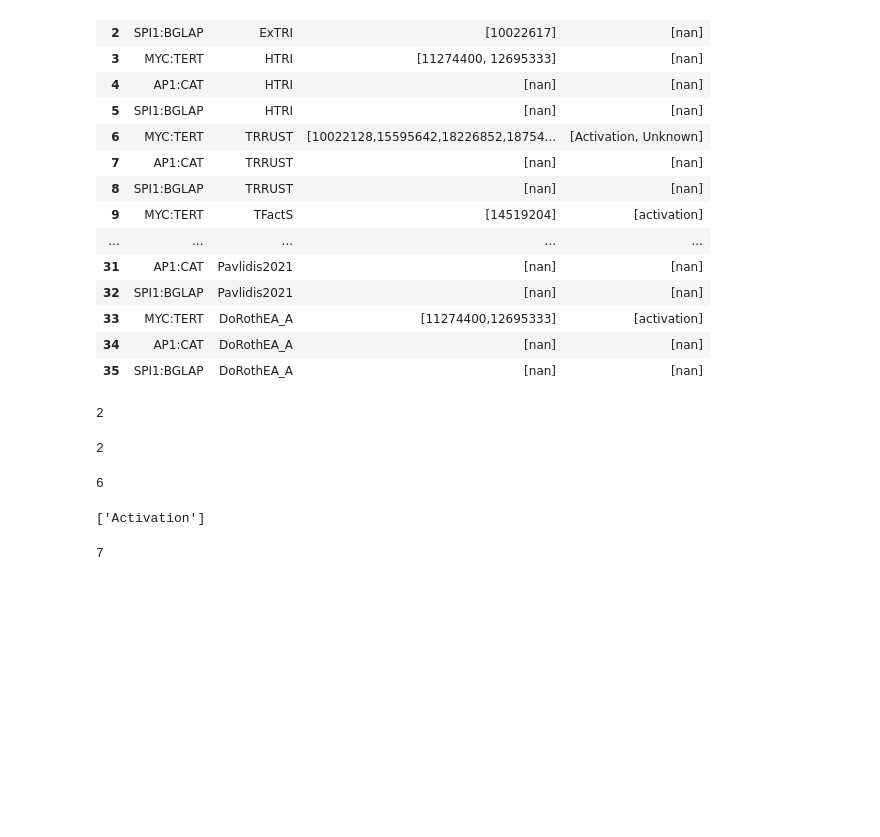
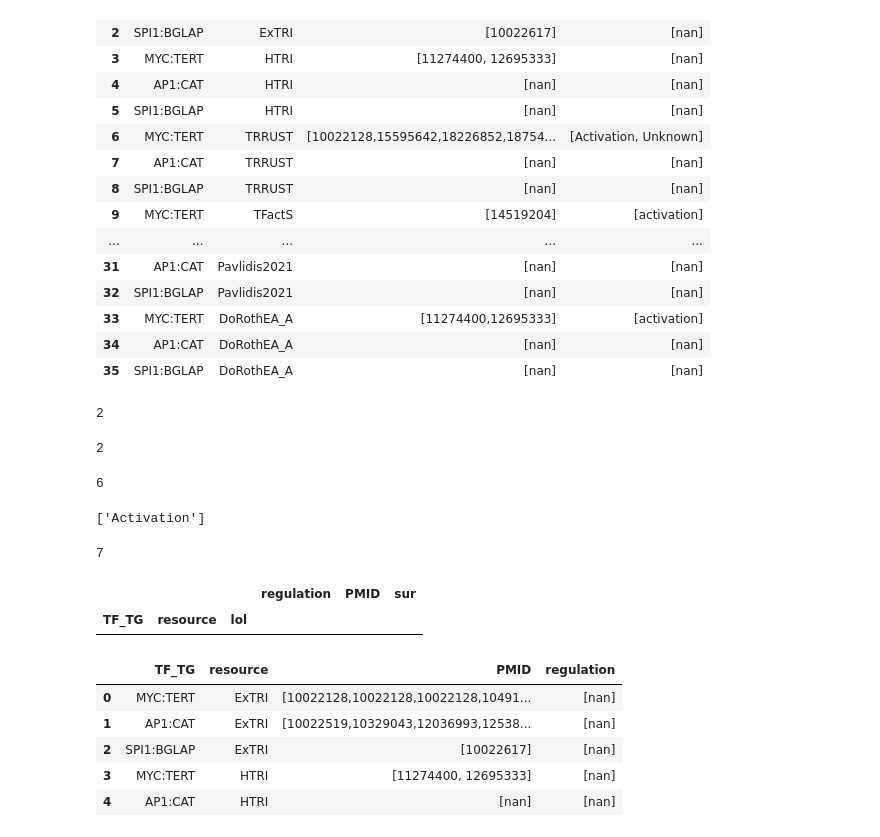
Before and after one commit to Raphaellemomal/dummy, a Jupyter notebook: CollecTRI_01_resource_aggregation.ipynb, the cells around one changed output. Cells and saved outputs as stored; diff of their text form; code cells hidden in the pictures; blank space fills up the shorter version.

```diff
--- a/CollecTRI_01_resource_aggregation.ipynb
+++ b/CollecTRI_01_resource_aggregation.ipynb
@@ -266,6 +256,6 @@ df_reg.head(30)
 # %%
 # Merge into final dataframe
-TF_TG_df = pd.merge(df_pmid, df_reg, how="left")
+TF_TG_df = pd.merge(df_pmid, df_reg, how="left", on=["TF_TG", "resource"])
 TF_TG_df[TF_TG_df.TF_TG=="MYC:TERT"]
 # %% [output]
 |  | TF_TG | resource | PMID | regulation |
@@ -373,3 +363,17 @@ TF_TG_df["regulation"][6][0].split(",")
 len(TF_TG_df["regulation"][6][1])
 # %% [output]
 7
+# %%
+pd.wide_to_long(TF_TG_df,['sur'],['TF_TG','resource'],'lol')
+# %% [output]
+|  |  |  | regulation | PMID | sur |
+| TF_TG | resource | lol |  |  |  |
+# %%
+TF_TG_df.head()
+# %% [output]
+|  | TF_TG | resource | PMID | regulation |
+| 0 | MYC:TERT | ExTRI | [10022128,10022128,10022128,10491... | [nan] |
+| 1 | AP1:CAT | ExTRI | [10022519,10329043,12036993,12538... | [nan] |
+| 2 | SPI1:BGLAP | ExTRI | [10022617] | [nan] |
+| 3 | MYC:TERT | HTRI | [11274400, 12695333] | [nan] |
+| 4 | AP1:CAT | HTRI | [nan] | [nan] |
```
Also changed, not shown: parts of 7 cells of this notebook, 1 other file.
